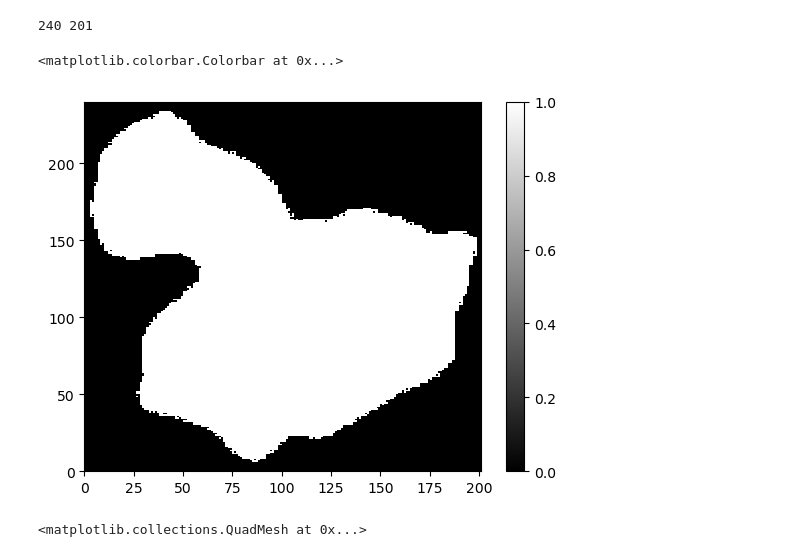
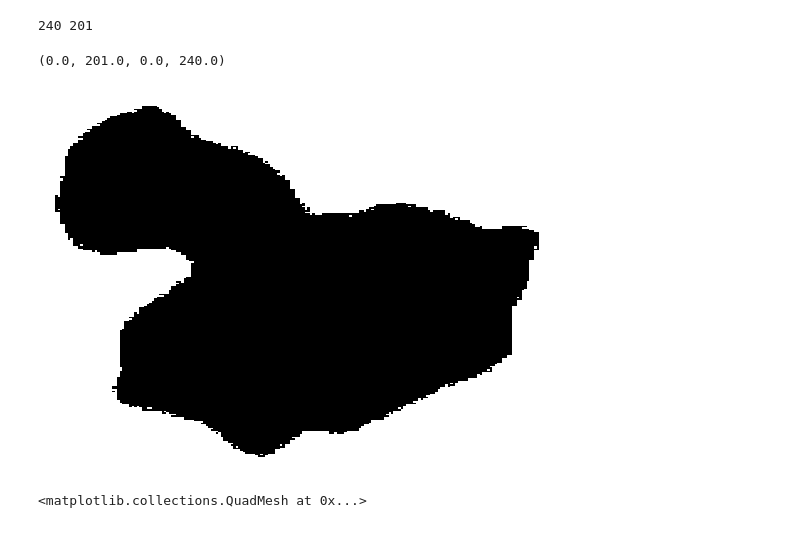
Before and after one commit to feltner515/ParticlePy, a Jupyter notebook: reentrant.ipynb, the cells around one changed output. Drawn from its saved outputs; the diff is of its cells as text; code cells hidden in the pictures.

```diff
--- a/reentrant.ipynb
+++ b/reentrant.ipynb
@@ -24,11 +24,12 @@ for n in range(0,img.shape[0]):
         else:
             img[n,m] = 1
 # %%
-plt.pcolormesh(img[:,:], cmap='gray')
-plt.colorbar()
+plt.pcolormesh(img[:,:], cmap='gray_r')
+# plt.colorbar()
+plt.axis('off')
 # %% [output]
-<matplotlib.colorbar.Colorbar at 0x...>
+(0.0, 201.0, 0.0, 240.0)
-[figure, old version]
+[figure, new version]
 # %%
 downsampled_image = img[::2,::2]
 plt.pcolormesh(downsampled_image[:,:], cmap='gray')
```
Also changed, not shown: parts of 39 cells of this notebook, 1 other file.
